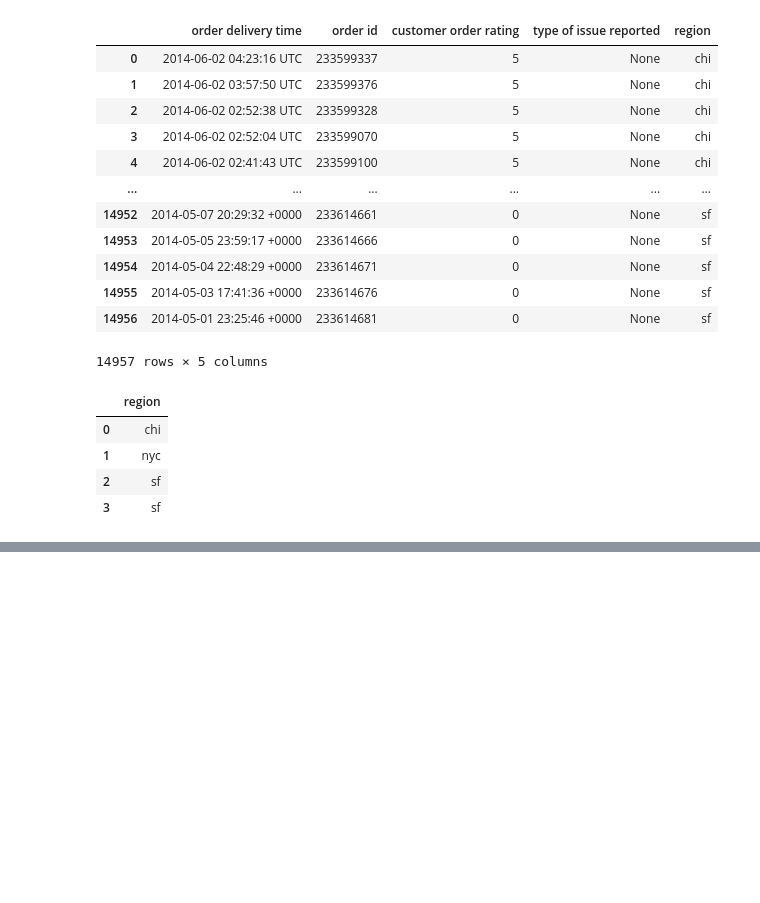
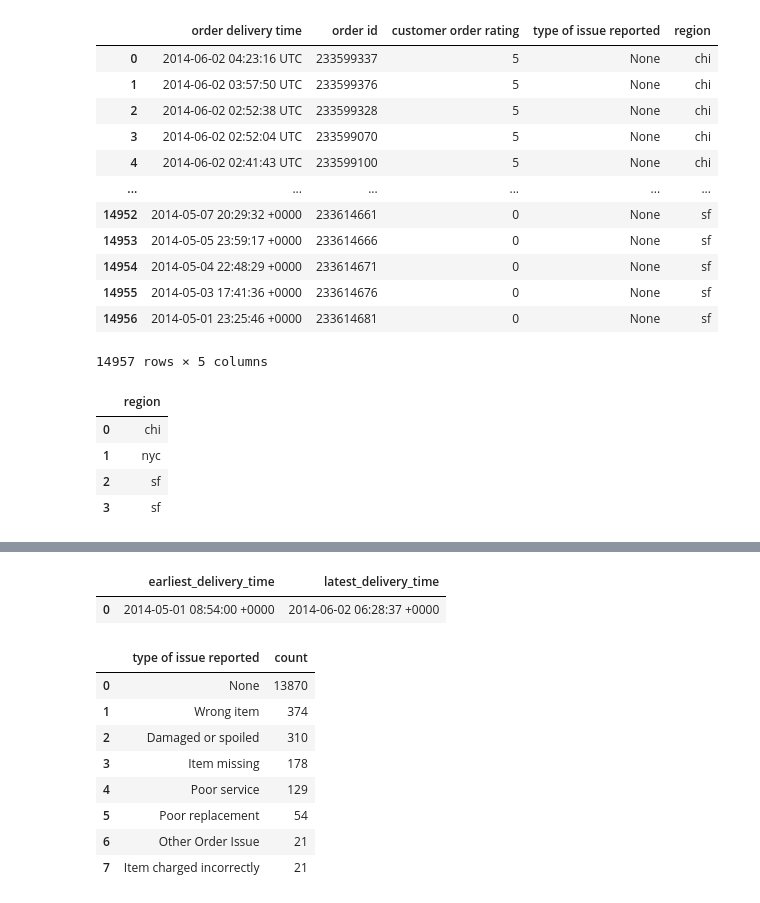
Before and after one commit to PeiZheng224/AI-Powered-Marketing-Content-Pipeline, a Jupyter notebook: instacart_1/takehomefile.ipynb, the cells around one changed output, grey strips where cells are left out. Drawn from its saved outputs; the diff is of its cells as text; code cells hidden in the pictures; blank space fills up the shorter version.

```diff
--- a/instacart_1/takehomefile.ipynb
+++ b/instacart_1/takehomefile.ipynb
@@ -99,0 +140,30 @@ display(distinct_regions_df)
+# %%
+query = """
+SELECT MIN(`order delivery time`) AS earliest_delivery_time,
+       MAX(`order delivery time`) AS latest_delivery_time
+FROM customer_data
+"""
+time_range_df = pd.read_sql(query, engine)
+display(time_range_df)
+# %% [output]
+|  | earliest_delivery_time | latest_delivery_time |
+| 0 | 2014-05-01 08:54:00 +0000 | 2014-06-02 06:28:37 +0000 |
+# %%
+query = """
+SELECT `type of issue reported`, COUNT(*) as count
+FROM customer_data
+GROUP BY `type of issue reported`
+ORDER BY count DESC
+"""
+issue_counts_df = pd.read_sql(query, engine)
+display(issue_counts_df)
+# %% [output]
+|  | type of issue reported | count |
+| 0 | None | 13870 |
+| 1 | Wrong item | 374 |
+| 2 | Damaged or spoiled | 310 |
+| 3 | Item missing | 178 |
+| 4 | Poor service | 129 |
+| 5 | Poor replacement | 54 |
+| 6 | Other Order Issue | 21 |
+| 7 | Item charged incorrectly | 21 |
```
Also changed, not shown: parts of 2 cells of this notebook.
